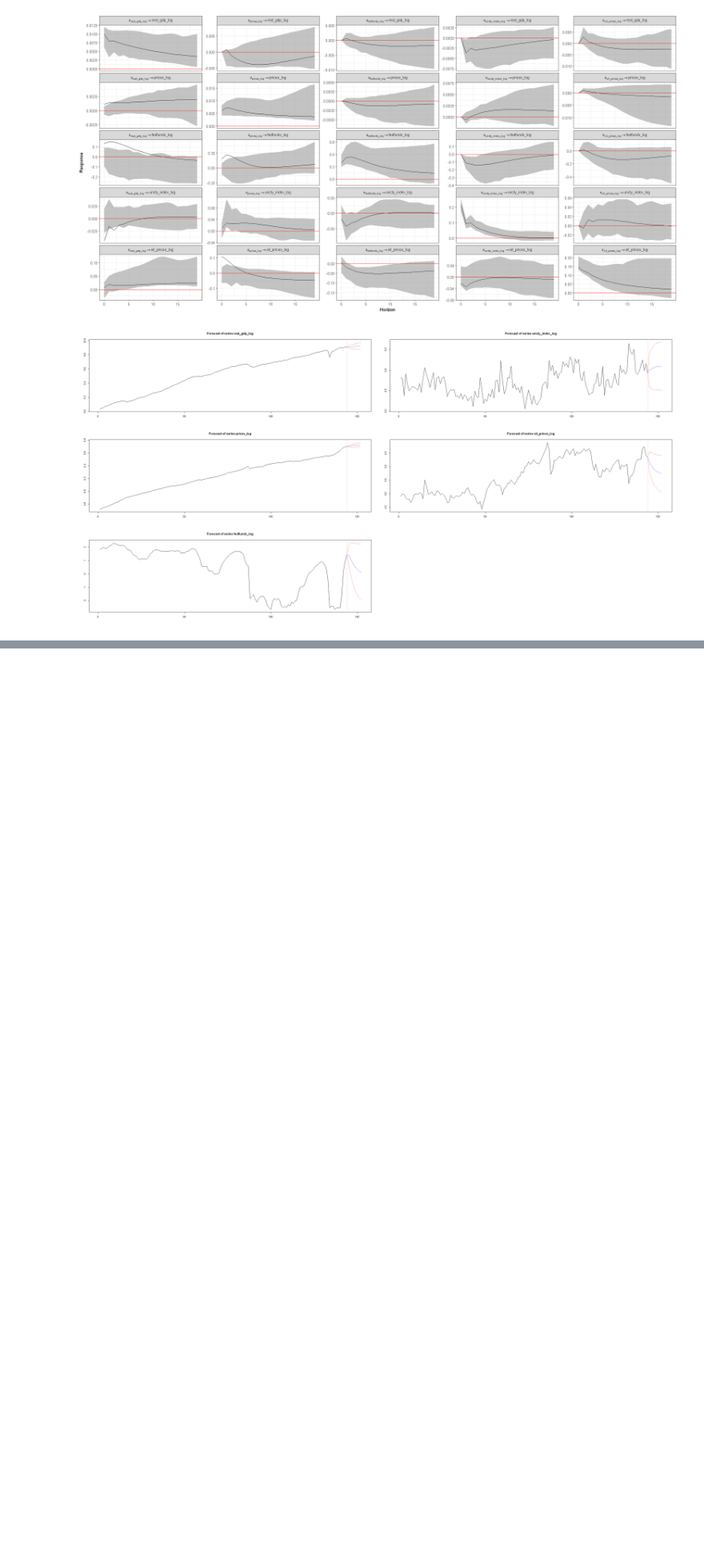
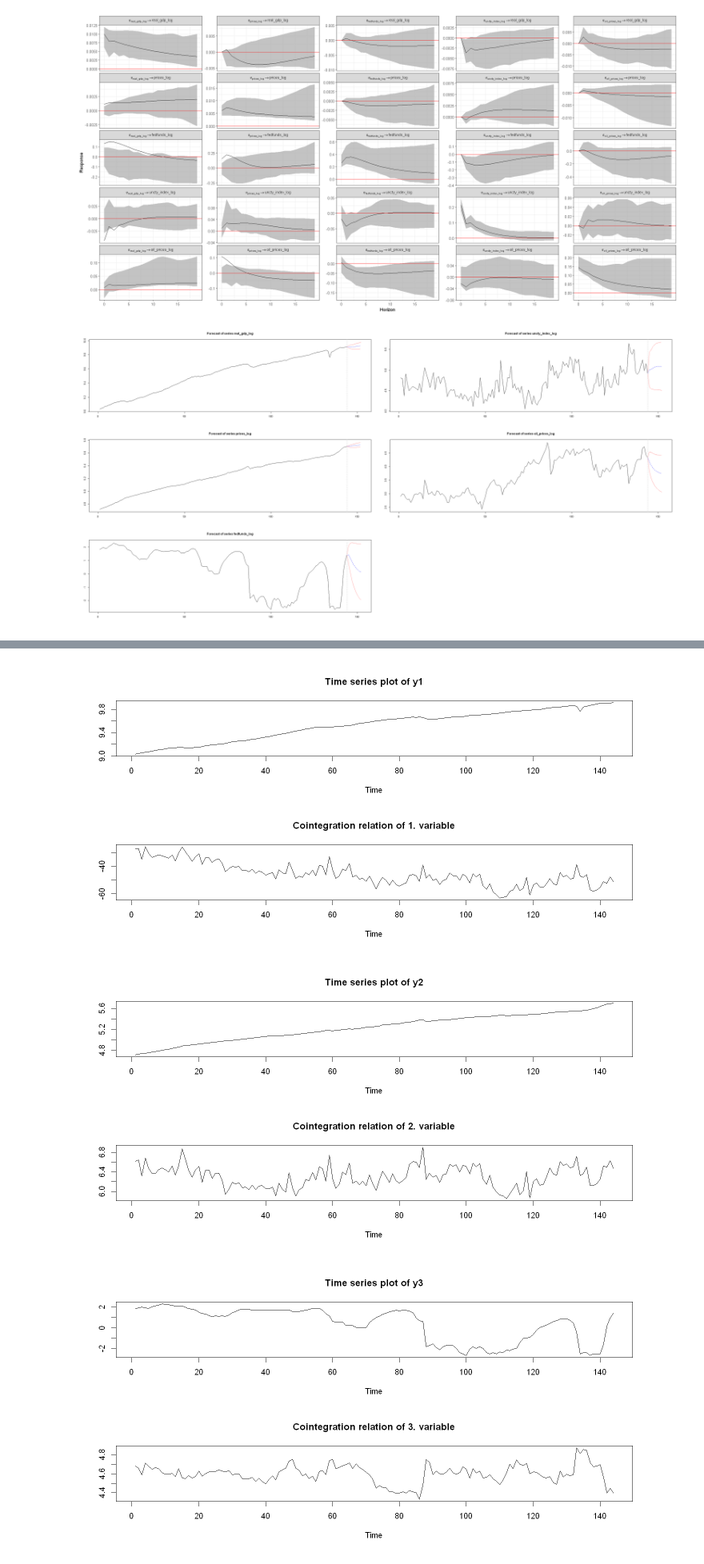
Before and after one commit to PetrCala/macro_tools_term_paper, a Jupyter notebook: code/cala_termpaper_main.ipynb, the cells around one changed output, grey strips where cells are left out. Shown at 80% size. Drawn from its saved outputs; the diff is of its cells as text; code cells hidden in the pictures; blank space fills up the shorter version.

```diff
--- a/code/cala_termpaper_main.ipynb
+++ b/code/cala_termpaper_main.ipynb
@@ -934,0 +937,4 @@ Predictions for GDP and prices are very stable, as opposed to the wide confidenc
+# %%
+# Johansen procedure
+coint_var2 <- ca.jo(data_var_levels, type = "eigen", ecdet = "const", K = 2)
+summary(coint_var2)
@@ -934,0 +959,7 @@ Predictions for GDP and prices are very stable, as opposed to the wide confidenc
+# %%
+options(repr.plot.width = 12, repr.plot.height = 6)
+plot(coint_var2)
+# %% [output]
+[figure, added]
+[figure, added]
+[figure, added]
```
Also changed, not shown: parts of 11 cells of this notebook.
